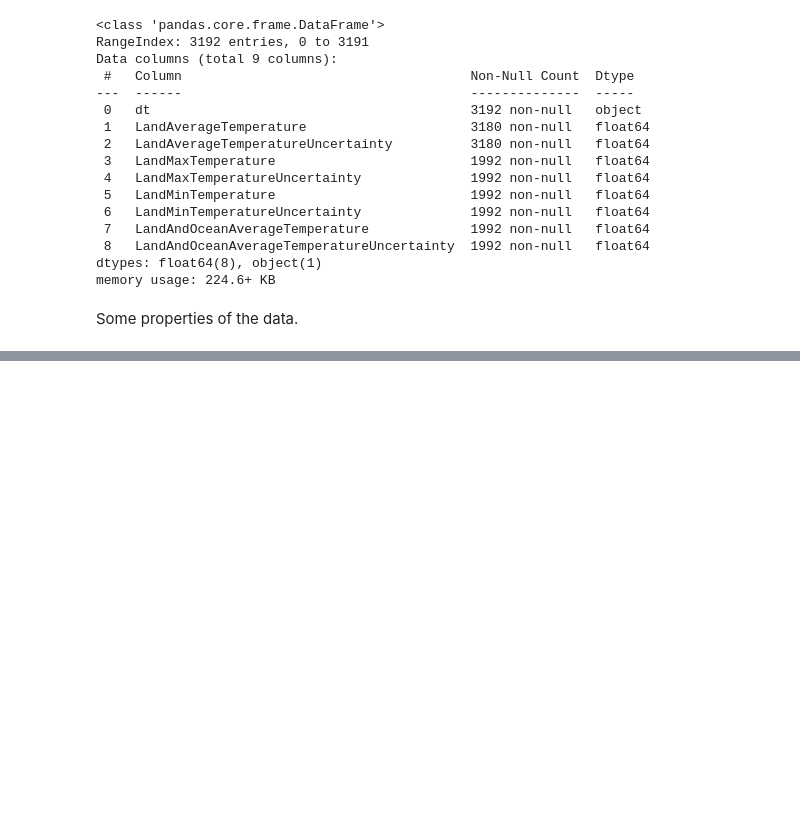
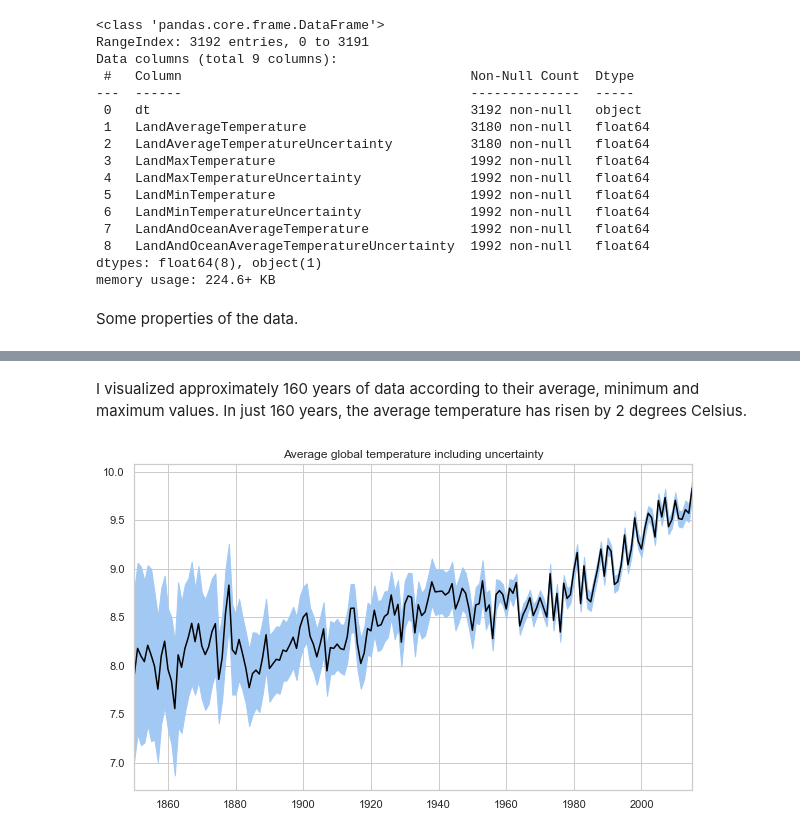
Before and after one commit to soumit2021/GMAD, a Jupyter notebook: Soumit Roy Global warming modeling.ipynb, the cells around one changed output, grey strips where cells are left out. Cells and saved outputs as stored; diff of their text form; code cells hidden in the pictures; blank space fills up the shorter version.

Commit message:
data visualization done

```diff
--- a/Soumit Roy Global warming modeling.ipynb
+++ b/Soumit Roy Global warming modeling.ipynb
@@ -85,0 +89,9 @@ data.describe().T
+# %%
+data2=pd.read_csv('GlobalTemperatures.csv', parse_dates=['dt'])
+data2=data2.replace([np.inf, -np.inf], np.nan).dropna()
+data2['maxAvgTemp']=data2['LandAverageTemperature']+data2['LandAverageTemperatureUncertainty']
+data2['minAvgTemp']=data2['LandAverageTemperature']-data2['LandAverageTemperatureUncertainty']
+
+data2=data2.groupby(data2['dt'].map(lambda x: x.year)).mean().reset_index()
+min_year=data2['dt'].min()
+max_year=data2['dt'].max()
@@ -85,0 +114,16 @@ data.describe().T
+# %% [markdown]
+I visualized approximately 160 years of data according to their average, minimum and maximum values. In just 160 years, the average temperature has risen by 2 degrees Celsius.
+# %%
+sns.set(style="whitegrid")
+sns.set_color_codes("pastel")
+_, ax=plt.subplots(figsize=(10, 6))
+
+plt.plot(data2['dt'], data2['LandAverageTemperature'], color='black')
+ax.fill_between(data2['dt'], data2['minAvgTemp'], data2['maxAvgTemp'], color='b')
+
+plt.xlim(min_year, max_year)
+ax.set_title('Average global temperature including uncertainty')
+
+plt.show()
+# %% [output]
+[figure, added]
```
Also changed, not shown: parts of 9 cells of this notebook.
